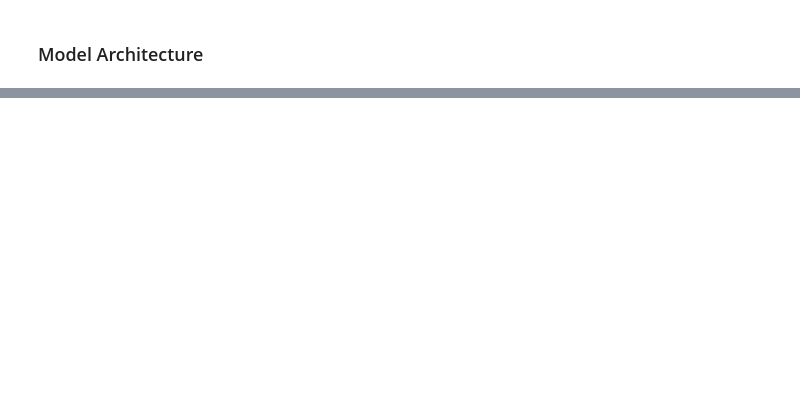
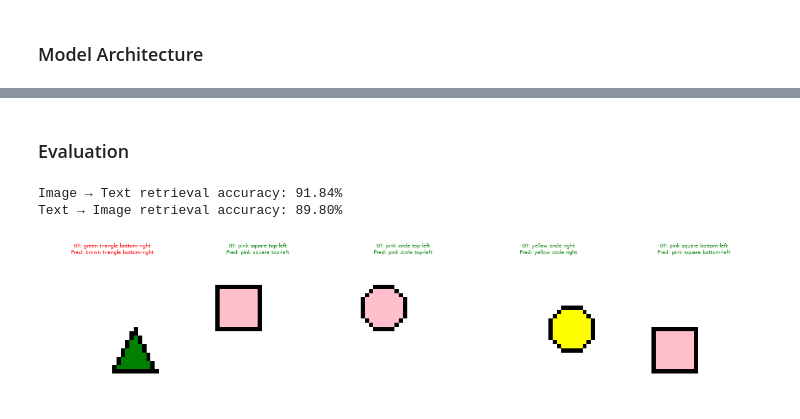
Before and after one commit to limon9690/VLM-reliability, a Jupyter notebook: notebooks/03_nanovlm.ipynb, the cells around one changed output, grey strips where cells are left out. Cells and saved outputs as stored; diff of their text form; code cells hidden in the pictures; blank space fills up the shorter version.

```diff
--- a/notebooks/03_nanovlm.ipynb
+++ b/notebooks/03_nanovlm.ipynb
@@ -227,0 +343,52 @@ class TextEncoder(nn.Module):
+# %% [markdown]
+### Evaluation
+# %%
+@torch.no_grad()
+def evaluate_retrieval(dataset_subset, image_encoder, text_encoder, device, batch_size=BATCH_SIZE):
+    """Encode a subset once and compute image<->text retrieval accuracy."""
+    image_encoder.eval()
+    text_encoder.eval()
+
+    loader = DataLoader(dataset_subset, batch_size=batch_size, shuffle=False)
+    img_embs, txt_embs = [], []
+    for imgs, toks in loader:
+        imgs, toks = imgs.to(device), toks.to(device)
+        img_embs.append(image_encoder(imgs))
+        txt_embs.append(text_encoder(toks))
+
+    img_embs = torch.cat(img_embs)
+    txt_embs = torch.cat(txt_embs)
+
+    sims = img_embs @ txt_embs.T   # (N, N) cosine similarity — embeddings are already L2-normalized
+    targets = torch.arange(sims.size(0), device=device)
+
+    img2txt_acc = (sims.argmax(dim=1) == targets).float().mean().item()
+    txt2img_acc = (sims.argmax(dim=0) == targets).float().mean().item()
+
+    return {"img2txt_acc": img2txt_acc, "txt2img_acc": txt2img_acc, "sims": sims}
+
+
+results = evaluate_retrieval(test_set, image_encoder, text_encoder, device)
+print(f"Image → Text retrieval accuracy: {results['img2txt_acc']:.2%}")
+print(f"Text → Image retrieval accuracy: {results['txt2img_acc']:.2%}")
+# %% [output]
+Image → Text retrieval accuracy: 91.84%
+Text → Image retrieval accuracy: 89.80%
+# %%
+test_captions = [dataset.captions[i] for i in test_set.indices]
+sims = results["sims"]
+
+fig, axes = plt.subplots(1, 5, figsize=(12, 3))
+for ax, idx in zip(axes, random.sample(range(len(test_set)), 5)):
+    img, _ = test_set[idx]
+    pred_idx = sims[idx].argmax().item()
+
+    ax.imshow((img.permute(1, 2, 0).numpy() * 255).astype(np.uint8))
+    color = "green" if pred_idx == idx else "red"
+    ax.set_title(f"GT: {test_captions[idx]}\nPred: {test_captions[pred_idx]}", fontsize=6, color=color)
+    ax.axis("off")
+
+fig.tight_layout()
+plt.show()
+# %% [output]
+[figure, added]
```
Also changed, not shown: parts of 11 cells of this notebook.
